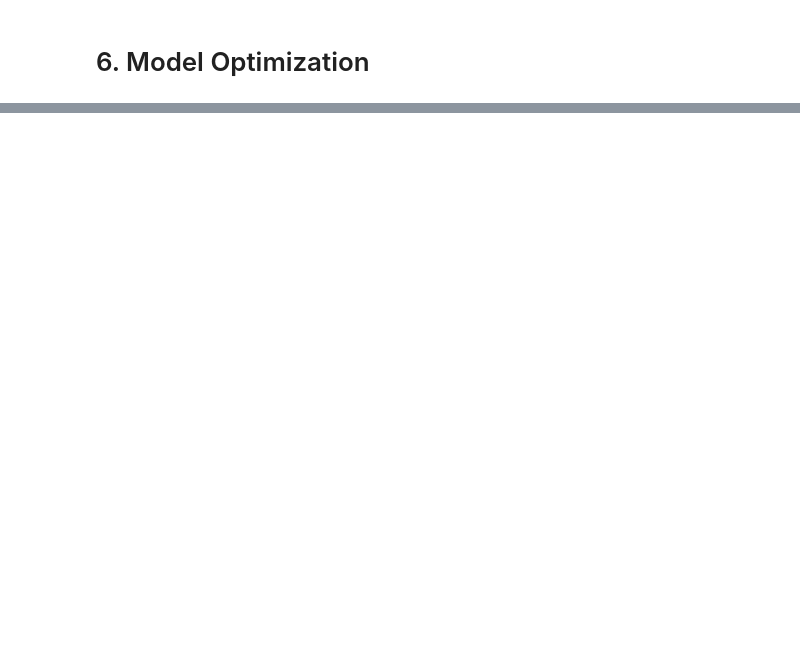
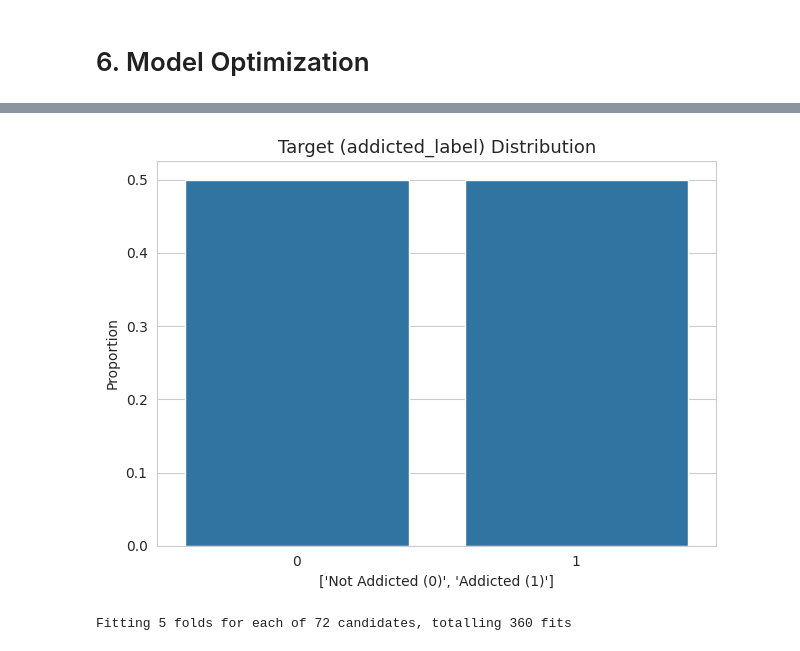
Before and after one commit to kamxsato/MIS444_Final_Project, a Jupyter notebook: 24104087_Final_Project.ipynb, the cells around one changed output, grey strips where cells are left out. Saved outputs shown, nothing was run; the diff lists cells and outputs as text; code cells hidden in the pictures; blank space fills up the shorter version.

```diff
--- a/24104087_Final_Project.ipynb
+++ b/24104087_Final_Project.ipynb
@@ -993,0 +998,16 @@ Best Model: XGBoost
+# %%
+# 6.1.1 Imbalanced classification treatment
+
+smote = SMOTE(sampling_strategy='minority', random_state=42)
+X_resampled, y_resampled = smote.fit_resample(df[selected_features], df['addicted_label'])
+
+target_counts = y_resampled.value_counts(normalize=True)
+sns.barplot(x=target_counts.index, y=target_counts.values)
+plt.title('Target (addicted_label) Distribution', fontsize=13)
+plt.ylabel('Proportion')
+plt.xlabel(['Not Addicted (0)', 'Addicted (1)'])
+
+plt.tight_layout()
+plt.show()
+# %% [output]
+[figure, added]
@@ -993,0 +1019,39 @@ Best Model: XGBoost
+# %%
+# 6.2 XGBoost Optimization
+
+kf = StratifiedKFold(n_splits=5, shuffle=True, random_state=42)
+
+xgb_model = XGBClassifier(
+    objective='binary:logistic',
+    eval_metric='logloss',
+    use_label_encoder=False,
+    random_state=42,
+    n_jobs=-1
+)
+
+xgb_param_grid = {
+    'n_estimators': [100, 200],
+    'max_depth': [3, 6, 9],
+    'learning_rate': [0.01, 0.1, 0.3],
+    'subsample': [0.8, 1.0],
+    'colsample_bytree': [0.8, 1.0]
+}
+
+xgb_grid = GridSearchCV(
+    estimator=xgb_model,
+    param_grid=xgb_param_grid,
+    scoring='f1',
+    cv=kf,
+    n_jobs=-1,
+    verbose=1,
+    return_train_score=True
+)
+
+xgb_grid.fit(X_smote_train, y_smote_train)
+
+y_pred_xgb_tuned = xgb_grid.predict(X_smote_val)
+y_prob_xgb_tuned = xgb_grid.predict_proba(X_smote_val)[:, 1]
+
+res_xgb_tuned = evaluate(y_smote_val, y_pred_xgb_tuned, 'XGBoost Classifier')
+# %% [output]
+Fitting 5 folds for each of 72 candidates, totalling 360 fits
```
Also changed, not shown: parts of 20 cells of this notebook.
